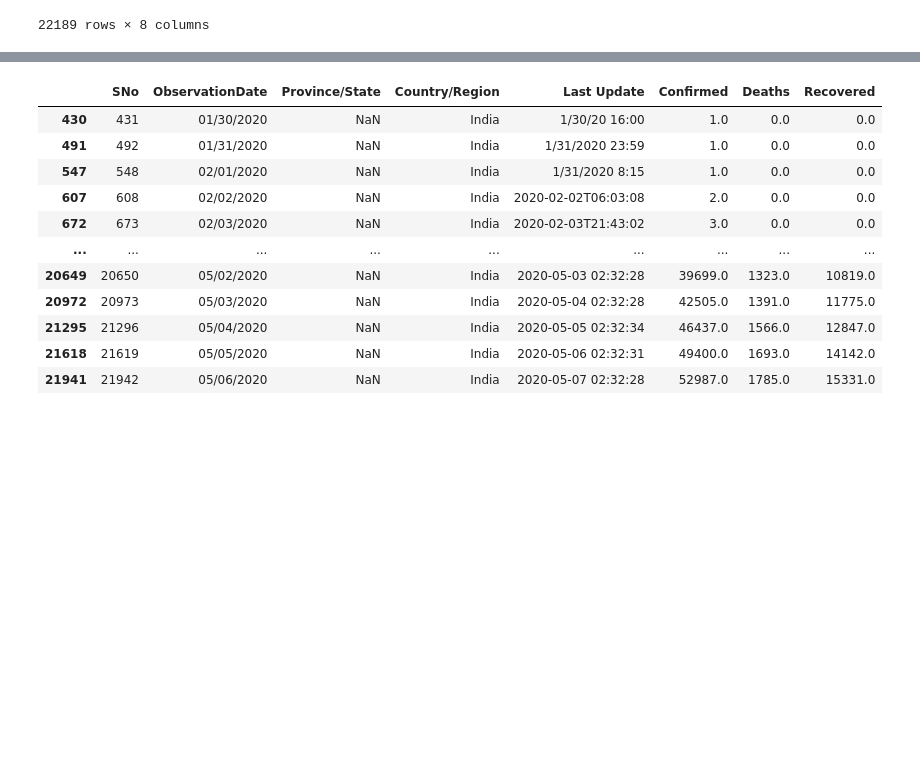
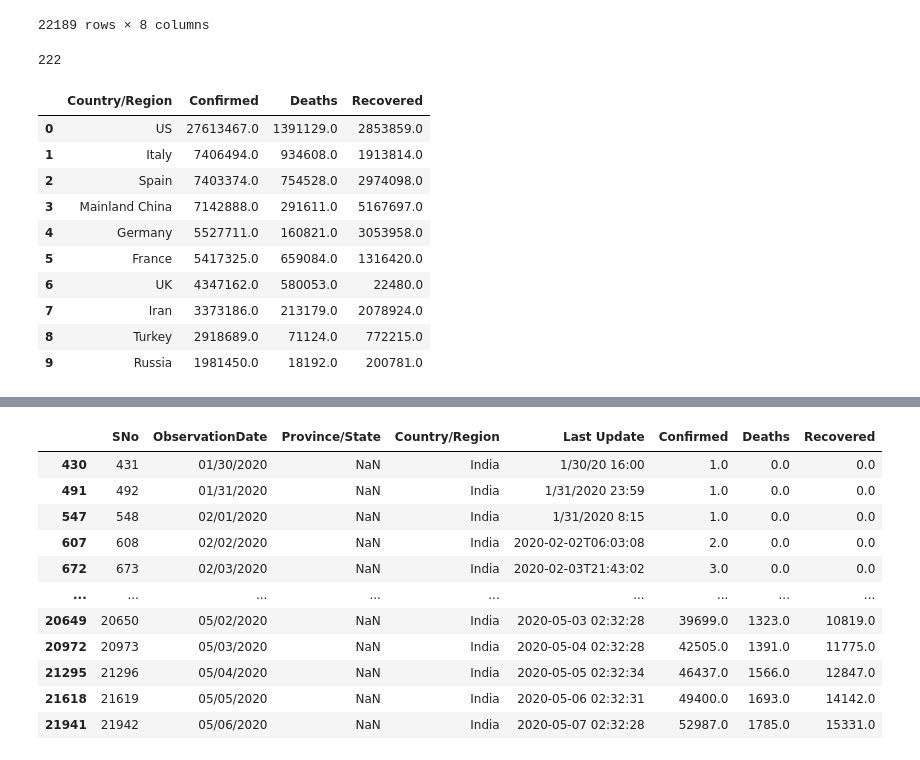
Before and after one commit to VasaviLagishetty/COVID19, a Jupyter notebook: COVID19.ipynb, the cells around one changed output, grey strips where cells are left out. Drawn from its saved outputs; the diff is of its cells as text; code cells hidden in the pictures; blank space fills up the shorter version.

```diff
--- a/COVID19.ipynb
+++ b/COVID19.ipynb
@@ -338,3 +338,26 @@ dataset
 | 22187 | 22188 | 05/06/2020 | Yunnan | Mainland China | 2020-05-07 02:32:28 | 185.0 | 2.0 | 181.0 |
 | 22188 | 22189 | 05/06/2020 | Zhejiang | Mainland China | 2020-05-07 02:32:28 | 1268.0 | 1.0 | 1267.0 |
 22189 rows × 8 columns
+# %%
+dataset["Country/Region"].nunique()
+# %% [output]
+222
+# %%
+df = dataset.groupby(dataset["Country/Region"]).sum()
+df = df.drop(['SNo'], axis = 1)
+df = df.sort_values(by='Confirmed', ascending=False)
+df.reset_index(drop=False, inplace=True)
+df = df.head(10)
+df
+# %% [output]
+|  | Country/Region | Confirmed | Deaths | Recovered |
+| 0 | US | 27613467.0 | 1391129.0 | 2853859.0 |
+| 1 | Italy | 7406494.0 | 934608.0 | 1913814.0 |
+| 2 | Spain | 7403374.0 | 754528.0 | 2974098.0 |
+| 3 | Mainland China | 7142888.0 | 291611.0 | 5167697.0 |
+| 4 | Germany | 5527711.0 | 160821.0 | 3053958.0 |
+| 5 | France | 5417325.0 | 659084.0 | 1316420.0 |
+| 6 | UK | 4347162.0 | 580053.0 | 22480.0 |
+| 7 | Iran | 3373186.0 | 213179.0 | 2078924.0 |
+| 8 | Turkey | 2918689.0 | 71124.0 | 772215.0 |
+| 9 | Russia | 1981450.0 | 18192.0 | 200781.0 |
```
Also changed, not shown: parts of 9 cells of this notebook.
